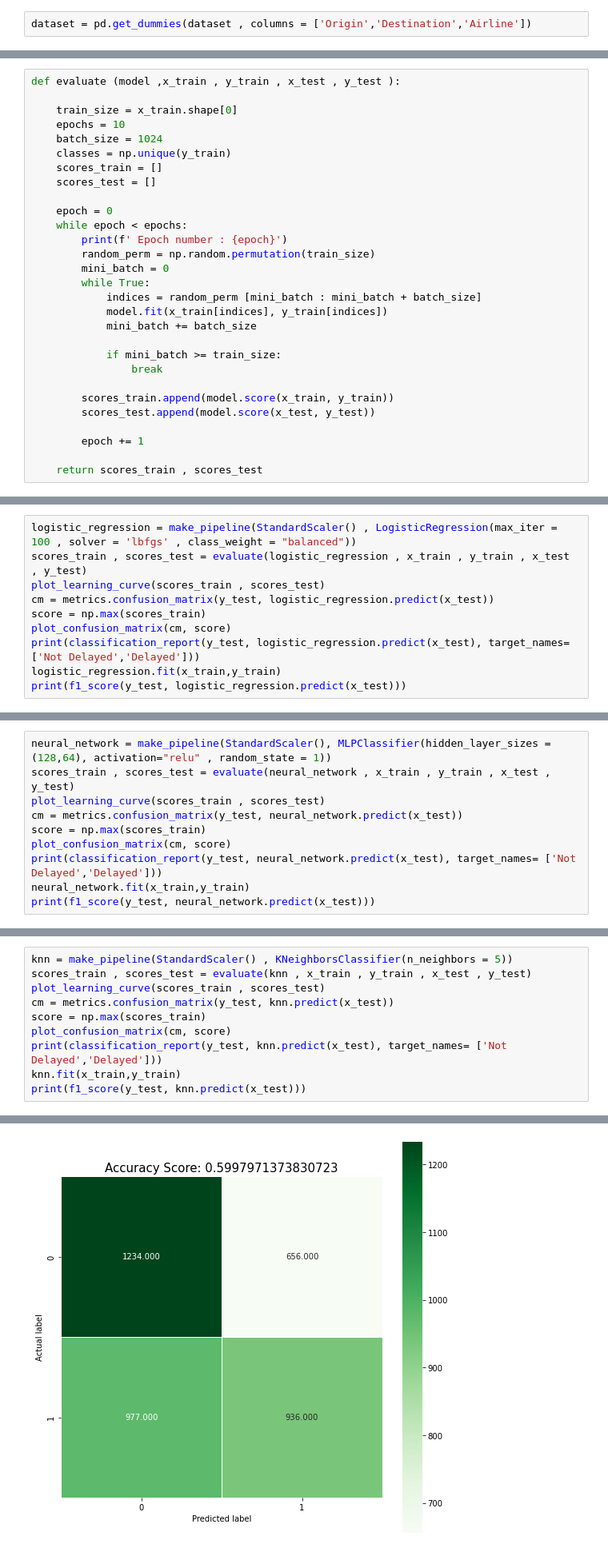
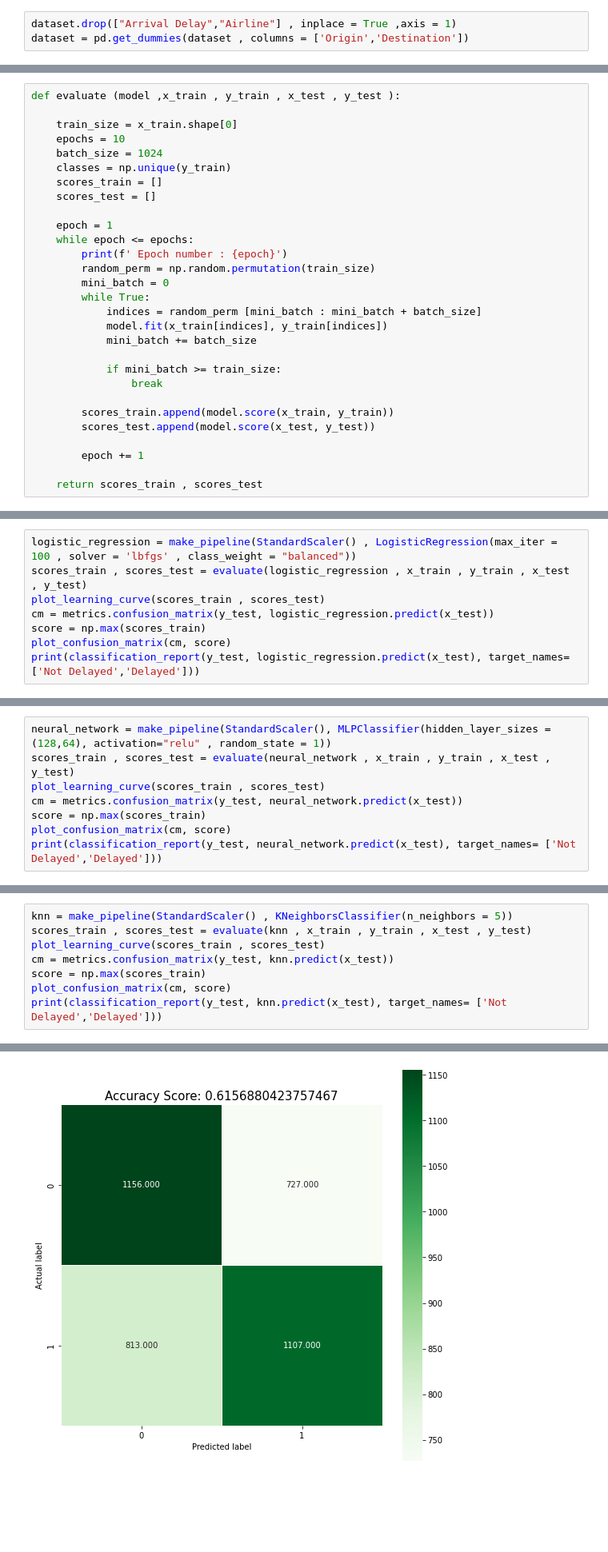
Before and after one commit to d0lev/Flight-Delay-Prediction, a Jupyter notebook: Modeling.ipynb, the cells around one changed output, grey strips where cells are left out. Shown: that part at 80% size. Saved outputs shown, nothing was run; the diff lists cells and outputs as text; blank space fills up the shorter version.

```diff
--- a/Modeling.ipynb
+++ b/Modeling.ipynb
@@ -41,7 +40,8 @@ dataset.head(5)
         2. Remove Arrival Delay (there is a Status column that represent which flight has delyad or not).
         3. Using OneHot encoding for the categorial features : Origin and Destination
 # %%
-dataset = pd.get_dummies(dataset , columns = ['Origin','Destination','Airline'])
+dataset.drop(["Arrival Delay","Airline"] , inplace = True ,axis = 1)
+dataset = pd.get_dummies(dataset , columns = ['Origin','Destination'])
 # %% [markdown]
 The use of the various algorithms will be done by the **Sklearn library**, which provides a convenient library for various models in machine learning,
 tools for analyzing the model performance and more.
@@ -62,8 +62,8 @@ def evaluate (model ,x_train , y_train , x_test , y_test ):
     scores_train = []
     scores_test = []
 
-    epoch = 0
-    while epoch < epochs:
+    epoch = 1
+    while epoch <= epochs:
         print(f' Epoch number : {epoch}')
         random_perm = np.random.permutation(train_size)
         mini_batch = 0
@@ -111,6 +111,4 @@ cm = metrics.confusion_matrix(y_test, logistic_regression.predict(x_test))
 score = np.max(scores_train)
 plot_confusion_matrix(cm, score)
 print(classification_report(y_test, logistic_regression.predict(x_test), target_names= ['Not Delayed','Delayed']))
-logistic_regression.fit(x_train,y_train)
-print(f1_score(y_test, logistic_regression.predict(x_test)))
 # %% [output]
@@ -148,6 +144,4 @@ cm = metrics.confusion_matrix(y_test, neural_network.predict(x_test))
 score = np.max(scores_train)
 plot_confusion_matrix(cm, score)
 print(classification_report(y_test, neural_network.predict(x_test), target_names= ['Not Delayed','Delayed']))
-neural_network.fit(x_train,y_train)
-print(f1_score(y_test, neural_network.predict(x_test)))
 # %% [output]
@@ -185,6 +177,4 @@ cm = metrics.confusion_matrix(y_test, knn.predict(x_test))
 score = np.max(scores_train)
 plot_confusion_matrix(cm, score)
 print(classification_report(y_test, knn.predict(x_test), target_names= ['Not Delayed','Delayed']))
-knn.fit(x_train,y_train)
-print(f1_score(y_test, knn.predict(x_test)))
 # %% [output]
@@ -214,4 +202,4 @@ weighted avg       0.57      0.57      0.57      3803
-[figure, old version]
+[figure, new version]
 # %% [markdown]
 ### Random Forest
 # %%
```
Also changed, not shown: parts of 11 cells of this notebook.
